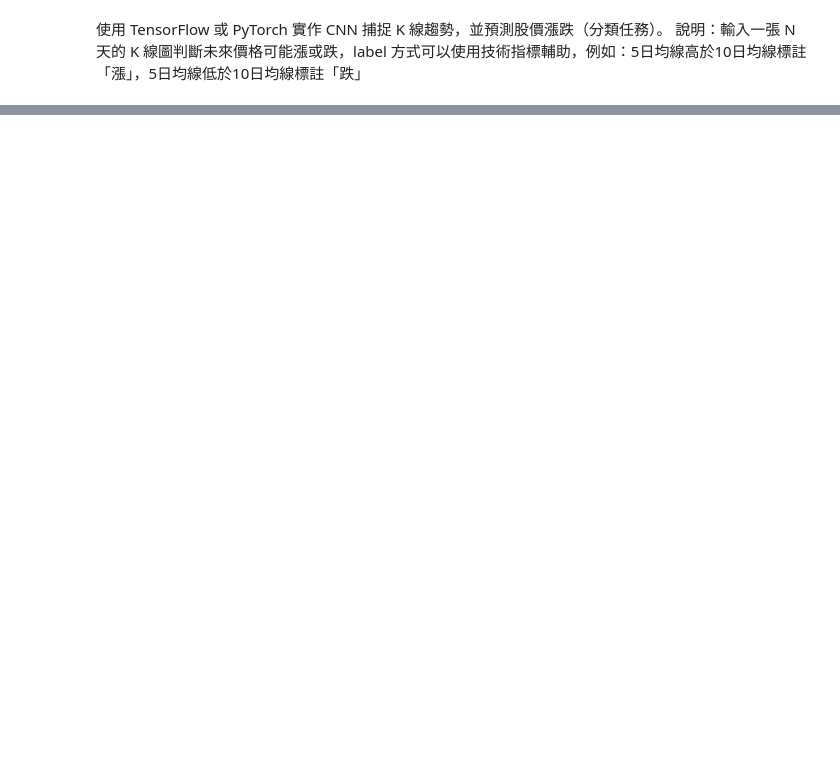
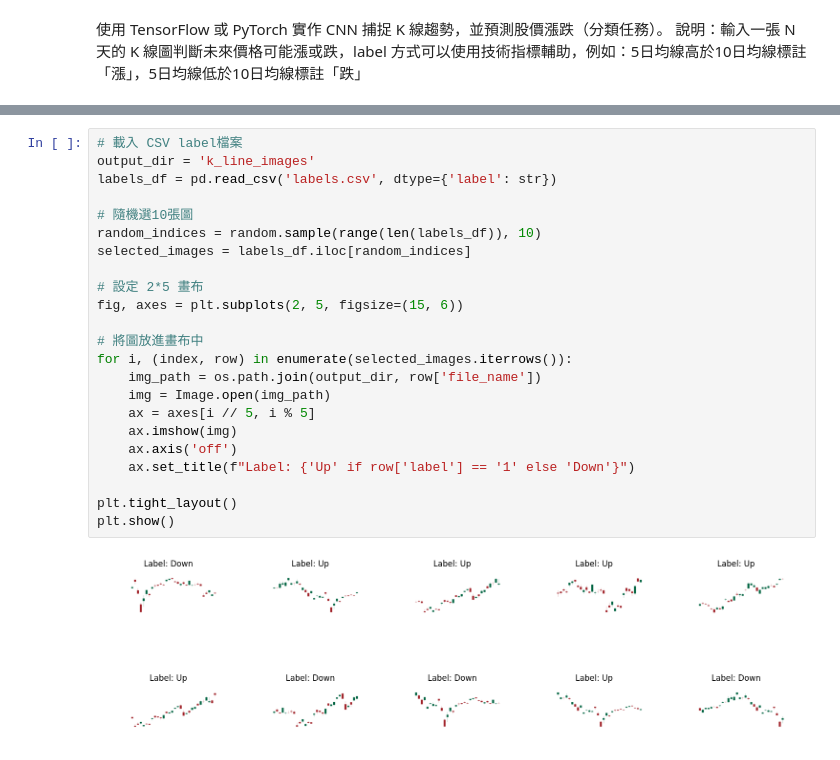
Before and after one commit to Hsuan7/homework, a Jupyter notebook: 金融大數據W7_深度學習ANN、CN.ipynb, the cells around one changed output, grey strips where cells are left out. Saved outputs shown, nothing was run; the diff lists cells and outputs as text; blank space fills up the shorter version.

```diff
--- a/金融大數據W7_深度學習ANN、CN.ipynb
+++ b/金融大數據W7_深度學習ANN、CN.ipynb
@@ -166,0 +360,25 @@ plt.show()
+# %%
+# 載入 CSV label檔案
+output_dir = 'k_line_images'
+labels_df = pd.read_csv('labels.csv', dtype={'label': str})
+
+# 隨機選10張圖
+random_indices = random.sample(range(len(labels_df)), 10)
+selected_images = labels_df.iloc[random_indices]
+
+# 設定 2*5 畫布
+fig, axes = plt.subplots(2, 5, figsize=(15, 6))
+
+# 將圖放進畫布中
+for i, (index, row) in enumerate(selected_images.iterrows()):
+    img_path = os.path.join(output_dir, row['file_name'])
+    img = Image.open(img_path)
+    ax = axes[i // 5, i % 5]
+    ax.imshow(img)
+    ax.axis('off')
+    ax.set_title(f"Label: {'Up' if row['label'] == '1' else 'Down'}")
+
+plt.tight_layout()
+plt.show()
+# %% [output]
+[figure, added]
```
Also changed, not shown: parts of 18 cells of this notebook.
